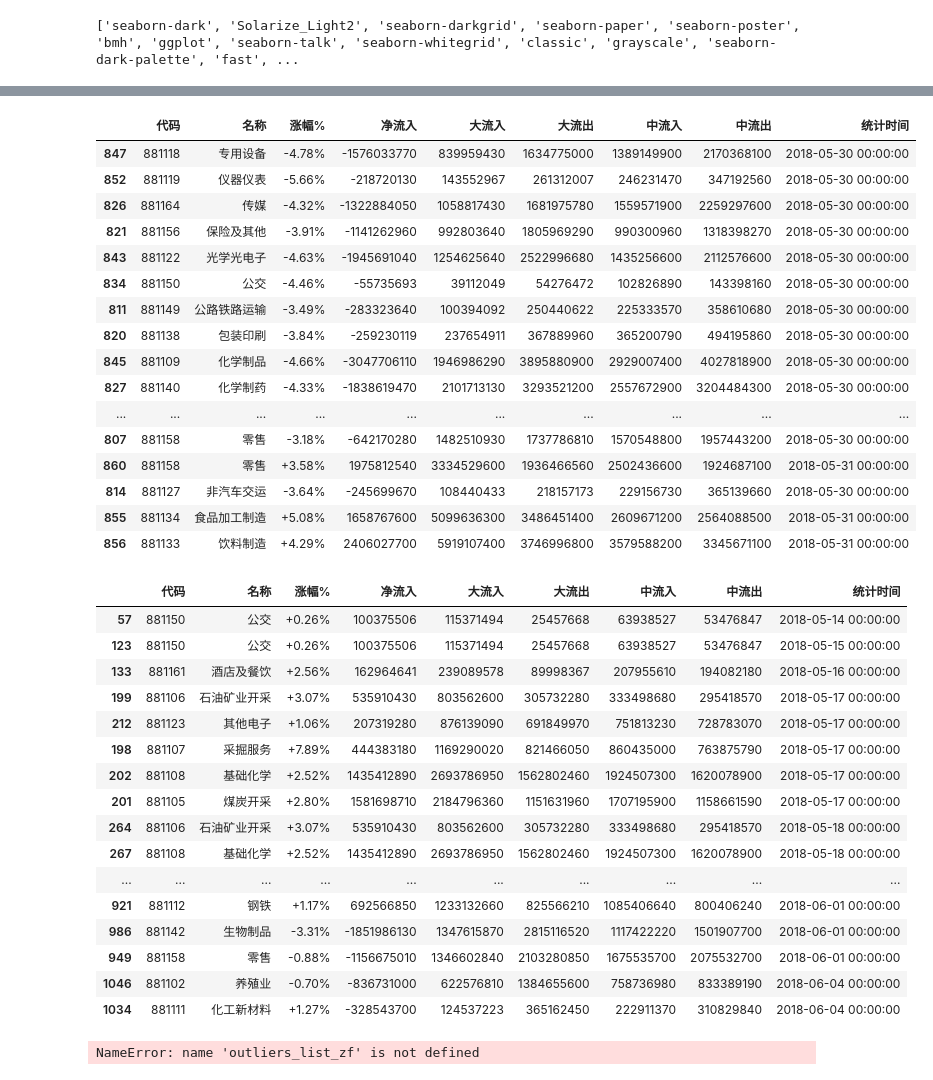
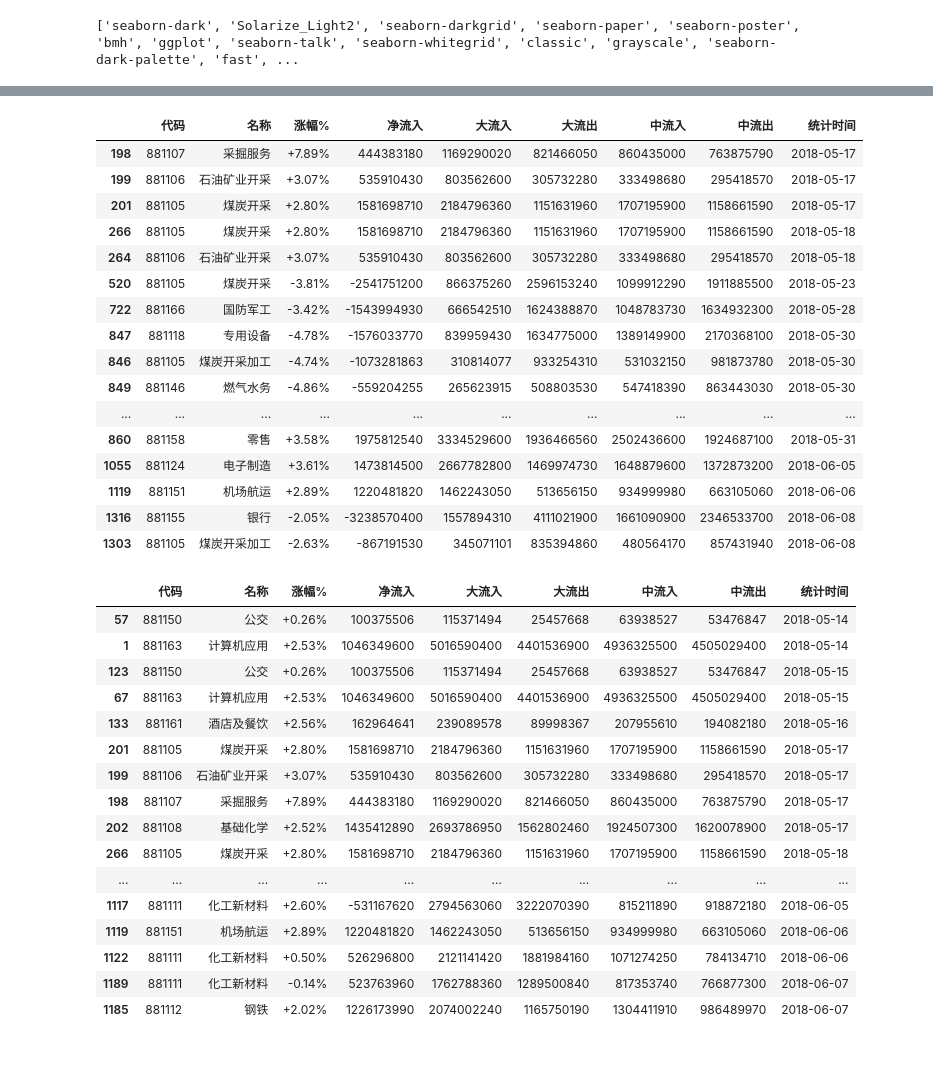
Before and after one commit to sunmd/DataAnlysisDemo, a Jupyter notebook: StockAnlysis.ipynb, the cells around one changed output, grey strips where cells are left out. Saved outputs shown, nothing was run; the diff lists cells and outputs as text; code cells hidden in the pictures.

```diff
--- a/StockAnlysis.ipynb
+++ b/StockAnlysis.ipynb
@@ -410,49 +374,40 @@ for name in name_list:
 # %%
-
-
-
-outliers_list_zf.drop_duplicates().style.use(mystl.export()).format({'涨幅%':'{:+.2%}'})
+outliers_list_zf.drop_duplicates().sort_values('统计时间').style.use(mystl.export()).format({'涨幅%':'{:+.2%}'})
 # %% [output]
 |  | 代码 | 名称 | 涨幅% | 净流入 | 大流入 | 大流出 | 中流入 | 中流出 | 统计时间 |
-| 847 | 881118 | 专用设备 | -4.78% | -1576033770 | 839959430 | 1634775000 | 1389149900 | 2170368100 | 2018-05-30 00:00:00 |
-| 852 | 881119 | 仪器仪表 | -5.66% | -218720130 | 143552967 | 261312007 | 246231470 | 347192560 | 2018-05-30 00:00:00 |
-| 826 | 881164 | 传媒 | -4.32% | -1322884050 | 1058817430 | 1681975780 | 1559571900 | 2259297600 | 2018-05-30 00:00:00 |
-| 821 | 881156 | 保险及其他 | -3.91% | -1141262960 | 992803640 | 1805969290 | 990300960 | 1318398270 | 2018-05-30 00:00:00 |
-| 843 | 881122 | 光学光电子 | -4.63% | -1945691040 | 1254625640 | 2522996680 | 1435256600 | 2112576600 | 2018-05-30 00:00:00 |
-| 834 | 881150 | 公交 | -4.46% | -55735693 | 39112049 | 54276472 | 102826890 | 143398160 | 2018-05-30 00:00:00 |
-| 811 | 881149 | 公路铁路运输 | -3.49% | -283323640 | 100394092 | 250440622 | 225333570 | 358610680 | 2018-05-30 00:00:00 |
-| 820 | 881138 | 包装印刷 | -3.84% | -259230119 | 237654911 | 367889960 | 365200790 | 494195860 | 2018-05-30 00:00:00 |
-| 845 | 881109 | 化学制品 | -4.66% | -3047706110 | 1946986290 | 3895880900 | 2929007400 | 4027818900 | 2018-05-30 00:00:00 |
-| 827 | 881140 | 化学制药 | -4.33% | -1838619470 | 2101713130 | 3293521200 | 2557672900 | 3204484300 | 2018-05-30 00:00:00 |
+| 198 | 881107 | 采掘服务 | +7.89% | 444383180 | 1169290020 | 821466050 | 860435000 | 763875790 | 2018-05-17 |
+| 199 | 881106 | 石油矿业开采 | +3.07% | 535910430 | 803562600 | 305732280 | 333498680 | 295418570 | 2018-05-17 |
+| 201 | 881105 | 煤炭开采 | +2.80% | 1581698710 | 2184796360 | 1151631960 | 1707195900 | 1158661590 | 2018-05-17 |
+| 266 | 881105 | 煤炭开采 | +2.80% | 1581698710 | 2184796360 | 1151631960 | 1707195900 | 1158661590 | 2018-05-18 |
+| 264 | 881106 | 石油矿业开采 | +3.07% | 535910430 | 803562600 | 305732280 | 333498680 | 295418570 | 2018-05-18 |
+| 520 | 881105 | 煤炭开采 | -3.81% | -2541751200 | 866375260 | 2596153240 | 1099912290 | 1911885500 | 2018-05-23 |
+| 722 | 881166 | 国防军工 | -3.42% | -1543994930 | 666542510 | 1624388870 | 1048783730 | 1634932300 | 2018-05-28 |
+| 847 | 881118 | 专用设备 | -4.78% | -1576033770 | 839959430 | 1634775000 | 1389149900 | 2170368100 | 2018-05-30 |
+| 846 | 881105 | 煤炭开采加工 | -4.74% | -1073281863 | 310814077 | 933254310 | 531032150 | 981873780 | 2018-05-30 |
+| 849 | 881146 | 燃气水务 | -4.86% | -559204255 | 265623915 | 508803530 | 547418390 | 863443030 | 2018-05-30 |
 | ... | ... | ... | ... | ... | ... | ... | ... | ... | ... |
-| 807 | 881158 | 零售 | -3.18% | -642170280 | 1482510930 | 1737786810 | 1570548800 | 1957443200 | 2018-05-30 00:00:00 |
-| 860 | 881158 | 零售 | +3.58% | 1975812540 | 3334529600 | 1936466560 | 2502436600 | 1924687100 | 2018-05-31 00:00:00 |
-| 814 | 881127 | 非汽车交运 | -3.64% | -245699670 | 108440433 | 218157173 | 229156730 | 365139660 | 2018-05-30 00:00:00 |
-| 855 | 881134 | 食品加工制造 | +5.08% | 1658767600 | 5099636300 | 3486451400 | 2609671200 | 2564088500 | 2018-05-31 00:00:00 |
-| 856 | 881133 | 饮料制造 | +4.29% | 2406027700 | 5919107400 | 3746996800 | 3579588200 | 3345671100 | 2018-05-31 00:00:00 |
+| 860 | 881158 | 零售 | +3.58% | 1975812540 | 3334529600 | 1936466560 | 2502436600 | 1924687100 | 2018-05-31 |
+| 1055 | 881124 | 电子制造 | +3.61% | 1473814500 | 2667782800 | 1469974730 | 1648879600 | 1372873200 | 2018-06-05 |
+| 1119 | 881151 | 机场航运 | +2.89% | 1220481820 | 1462243050 | 513656150 | 934999980 | 663105060 | 2018-06-06 |
+| 1316 | 881155 | 银行 | -2.05% | -3238570400 | 1557894310 | 4111021900 | 1661090900 | 2346533700 | 2018-06-08 |
+| 1303 | 881105 | 煤炭开采加工 | -2.63% | -867191530 | 345071101 | 835394860 | 480564170 | 857431940 | 2018-06-08 |
 # %%
-
-outliers_list_jlr.sort_values('统计时间').drop_duplicates().style.use(mystl.export()).format({'涨幅%':'{:+.2%}'})
+outliers_list_jlr.drop_duplicates().sort_values('统计时间').style.use(mystl.export()).format({'涨幅%':'{:+.2%}'})
 # %% [output]
 |  | 代码 | 名称 | 涨幅% | 净流入 | 大流入 | 大流出 | 中流入 | 中流出 | 统计时间 |
-| 57 | 881150 | 公交 | +0.26% | 100375506 | 115371494 | 25457668 | 63938527 | 53476847 | 2018-05-14 00:00:00 |
-| 123 | 881150 | 公交 | +0.26% | 100375506 | 115371494 | 25457668 | 63938527 | 53476847 | 2018-05-15 00:00:00 |
-| 133 | 881161 | 酒店及餐饮 | +2.56% | 162964641 | 239089578 | 89998367 | 207955610 | 194082180 | 2018-05-16 00:00:00 |
-| 199 | 881106 | 石油矿业开采 | +3.07% | 535910430 | 803562600 | 305732280 | 333498680 | 295418570 | 2018-05-17 00:00:00 |
-| 212 | 881123 | 其他电子 | +1.06% | 207319280 | 876139090 | 691849970 | 751813230 | 728783070 | 2018-05-17 00:00:00 |
-| 198 | 881107 | 采掘服务 | +7.89% | 444383180 | 1169290020 | 821466050 | 860435000 | 763875790 | 2018-05-17 00:00:00 |
-| 202 | 881108 | 基础化学 | +2.52% | 1435412890 | 2693786950 | 1562802460 | 1924507300 | 1620078900 | 2018-05-17 00:00:00 |
-| 201 | 881105 | 煤炭开采 | +2.80% | 1581698710 | 2184796360 | 1151631960 | 1707195900 | 1158661590 | 2018-05-17 00:00:00 |
-| 264 | 881106 | 石油矿业开采 | +3.07% | 535910430 | 803562600 | 305732280 | 333498680 | 295418570 | 2018-05-18 00:00:00 |
-| 267 | 881108 | 基础化学 | +2.52% | 1435412890 | 2693786950 | 1562802460 | 1924507300 | 1620078900 | 2018-05-18 00:00:00 |
+| 57 | 881150 | 公交 | +0.26% | 100375506 | 115371494 | 25457668 | 63938527 | 53476847 | 2018-05-14 |
+| 1 | 881163 | 计算机应用 | +2.53% | 1046349600 | 5016590400 | 4401536900 | 4936325500 | 4505029400 | 2018-05-14 |
+| 123 | 881150 | 公交 | +0.26% | 100375506 | 115371494 | 25457668 | 63938527 | 53476847 | 2018-05-15 |
+| 67 | 881163 | 计算机应用 | +2.53% | 1046349600 | 5016590400 | 4401536900 | 4936325500 | 4505029400 | 2018-05-15 |
+| 133 | 881161 | 酒店及餐饮 | +2.56% | 162964641 | 239089578 | 89998367 | 207955610 | 194082180 | 2018-05-16 |
+| 201 | 881105 | 煤炭开采 | +2.80% | 1581698710 | 2184796360 | 1151631960 | 1707195900 | 1158661590 | 2018-05-17 |
+| 199 | 881106 | 石油矿业开采 | +3.07% | 535910430 | 803562600 | 305732280 | 333498680 | 295418570 | 2018-05-17 |
+| 198 | 881107 | 采掘服务 | +7.89% | 444383180 | 1169290020 | 821466050 | 860435000 | 763875790 | 2018-05-17 |
+| 202 | 881108 | 基础化学 | +2.52% | 1435412890 | 2693786950 | 1562802460 | 1924507300 | 1620078900 | 2018-05-17 |
+| 266 | 881105 | 煤炭开采 | +2.80% | 1581698710 | 2184796360 | 1151631960 | 1707195900 | 1158661590 | 2018-05-18 |
 | ... | ... | ... | ... | ... | ... | ... | ... | ... | ... |
-| 921 | 881112 | 钢铁 | +1.17% | 692566850 | 1233132660 | 825566210 | 1085406640 | 800406240 | 2018-06-01 00:00:00 |
-| 986 | 881142 | 生物制品 | -3.31% | -1851986130 | 1347615870 | 2815116520 | 1117422220 | 1501907700 | 2018-06-01 00:00:00 |
-| 949 | 881158 | 零售 | -0.88% | -1156675010 | 1346602840 | 2103280850 | 1675535700 | 2075532700 | 2018-06-01 00:00:00 |
-| 1046 | 881102 | 养殖业 | -0.70% | -836731000 | 622576810 | 1384655600 | 758736980 | 833389190 | 2018-06-04 00:00:00 |
-| 1034 | 881111 | 化工新材料 | +1.27% | -328543700 | 124537223 | 365162450 | 222911370 | 310829840 | 2018-06-04 00:00:00 |
+| 1117 | 881111 | 化工新材料 | +2.60% | -531167620 | 2794563060 | 3222070390 | 815211890 | 918872180 | 2018-06-05 |
+| 1119 | 881151 | 机场航运 | +2.89% | 1220481820 | 1462243050 | 513656150 | 934999980 | 663105060 | 2018-06-06 |
+| 1122 | 881111 | 化工新材料 | +0.50% | 526296800 | 2121141420 | 1881984160 | 1071274250 | 784134710 | 2018-06-06 |
+| 1189 | 881111 | 化工新材料 | -0.14% | 523763960 | 1762788360 | 1289500840 | 817353740 | 766877300 | 2018-06-07 |
+| 1185 | 881112 | 钢铁 | +2.02% | 1226173990 | 2074002240 | 1165750190 | 1304411910 | 986489970 | 2018-06-07 |
-# %%
-df_merge = outliers_list_zf.merge(outliers_list_jlr, how='inner')
-df_merge.sort_values('统计时间').style.use(mystl.export()).format({'涨幅%':'{:+.2%}'})
-# %% [output]
-NameError: name 'outliers_list_zf' is not defined
```
Also changed, not shown: parts of 9 cells of this notebook, 1 other file.
